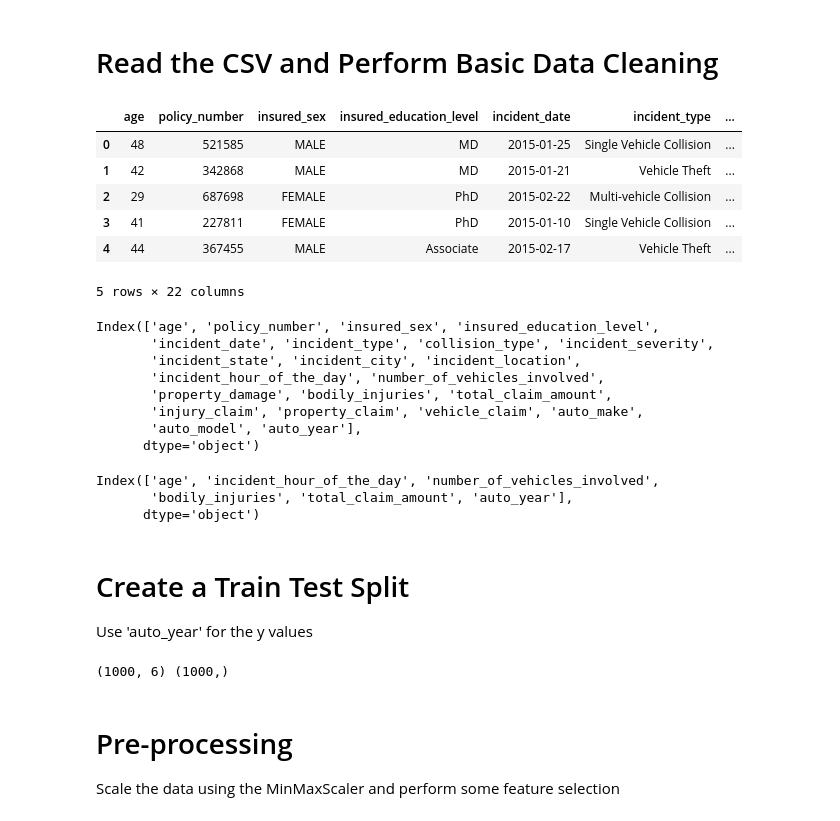
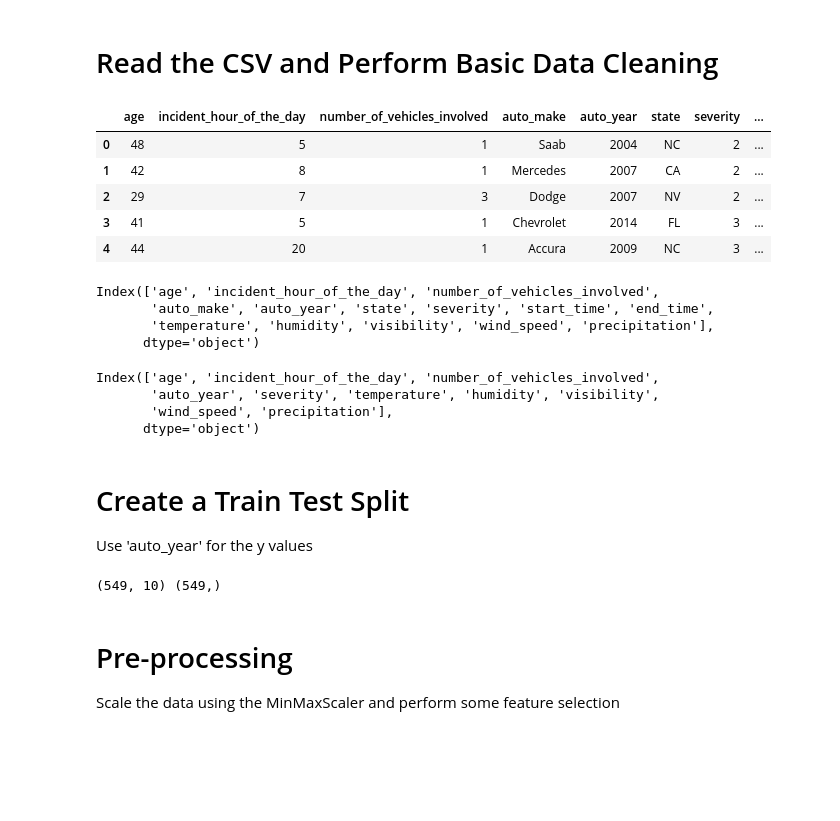
Before and after one commit to aadeba5/TEAM-CRASH, a Jupyter notebook: ML_starter_code_templates/model4a.ipynb, the cells around one changed output. Saved outputs shown, nothing was run; the diff lists cells and outputs as text; code cells hidden in the pictures; blank space fills up the shorter version.

```diff
--- a/ML_starter_code_templates/model4a.ipynb
+++ b/ML_starter_code_templates/model4a.ipynb
@@ -8,40 +8,36 @@ import matplotlib.pyplot as plt
 import numpy as np
 import pandas as pd
 # %%
-claims_param = pd.read_csv("claims_selected_features.csv")
+claims_param = pd.read_csv("./Resources/accident_claimpgsql.csv")
 # TEAM_CRASH copy/ML_starter_code_templates/claims_selected_features.csv
 
 # Drop the null columns where all values are null
 claims_param1 = claims_param.dropna(axis='columns', how='all')
 # Drop the null rows
 claims_param1.head()
 # %% [output]
-|  | age | policy_number | insured_sex | insured_education_level | incident_date | incident_type | ... |
-| 0 | 48 | 521585 | MALE | MD | 2015-01-25 | Single Vehicle Collision | ... |
-| 1 | 42 | 342868 | MALE | MD | 2015-01-21 | Vehicle Theft | ... |
-| 2 | 29 | 687698 | FEMALE | PhD | 2015-02-22 | Multi-vehicle Collision | ... |
-| 3 | 41 | 227811 | FEMALE | PhD | 2015-01-10 | Single Vehicle Collision | ... |
-| 4 | 44 | 367455 | MALE | Associate | 2015-02-17 | Vehicle Theft | ... |
+|  | age | incident_hour_of_the_day | number_of_vehicles_involved | auto_make | auto_year | state | severity | ... |
+| 0 | 48 | 5 | 1 | Saab | 2004 | NC | 2 | ... |
+| 1 | 42 | 8 | 1 | Mercedes | 2007 | CA | 2 | ... |
+| 2 | 29 | 7 | 3 | Dodge | 2007 | NV | 2 | ... |
+| 3 | 41 | 5 | 1 | Chevrolet | 2014 | FL | 3 | ... |
+| 4 | 44 | 20 | 1 | Accura | 2009 | NC | 3 | ... |
-5 rows × 22 columns
 # %%
 claims_param1.columns
 # %% [output]
-Index(['age', 'policy_number', 'insured_sex', 'insured_education_level',
-       'incident_date', 'incident_type', 'collision_type', 'incident_severity',
-       'incident_state', 'incident_city', 'incident_location',
-       'incident_hour_of_the_day', 'number_of_vehicles_involved',
-       'property_damage', 'bodily_injuries', 'total_claim_amount',
-       'injury_claim', 'property_claim', 'vehicle_claim', 'auto_make',
-       'auto_model', 'auto_year'],
+Index(['age', 'incident_hour_of_the_day', 'number_of_vehicles_involved',
+       'auto_make', 'auto_year', 'state', 'severity', 'start_time', 'end_time',
+       'temperature', 'humidity', 'visibility', 'wind_speed', 'precipitation'],
       dtype='object')
 # %%
 # Set features for training & testing. This will also be used as your x values.
-claims_trining_features = claims_param1[['age', 'incident_hour_of_the_day', 'number_of_vehicles_involved', 'bodily_injuries','total_claim_amount', 'auto_year']].dropna()
+claims_trining_features = claims_param1[['age', 'incident_hour_of_the_day', 'number_of_vehicles_involved', 'auto_year', 'severity','temperature', 'humidity', 'visibility', 'wind_speed', 'precipitation']].dropna()
 # DataFrame with new columns
 print(claims_trining_features.columns)
 # %% [output]
 Index(['age', 'incident_hour_of_the_day', 'number_of_vehicles_involved',
-       'bodily_injuries', 'total_claim_amount', 'auto_year'],
+       'auto_year', 'severity', 'temperature', 'humidity', 'visibility',
+       'wind_speed', 'precipitation'],
       dtype='object')
 # %% [markdown]
 # Create a Train Test Split
@@ -53,10 +49,10 @@ Use 'auto_year' for the y values
 # print(X.shape, y.shape)
 # %%
 X = claims_trining_features
-y = claims_trining_features['auto_year']
+y = claims_trining_features['severity']
 print(X.shape, y.shape)
 # %% [output]
-(1000, 6) (1000,)
+(549, 10) (549,)
 # %%
 # Use train_test_split to create training and testing data
 
```
Also changed, not shown: parts of 9 cells of this notebook, 12 other files.
